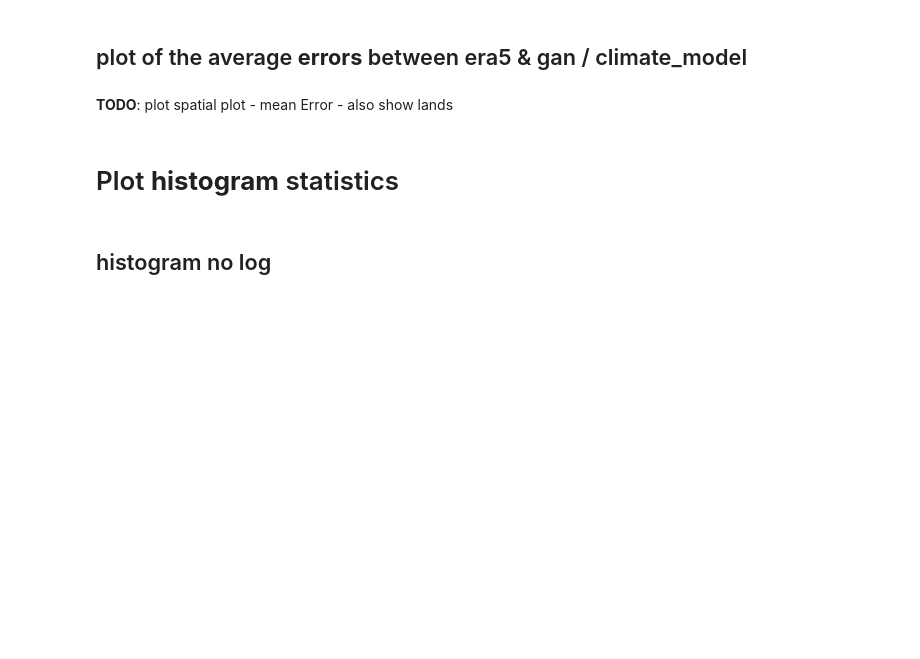
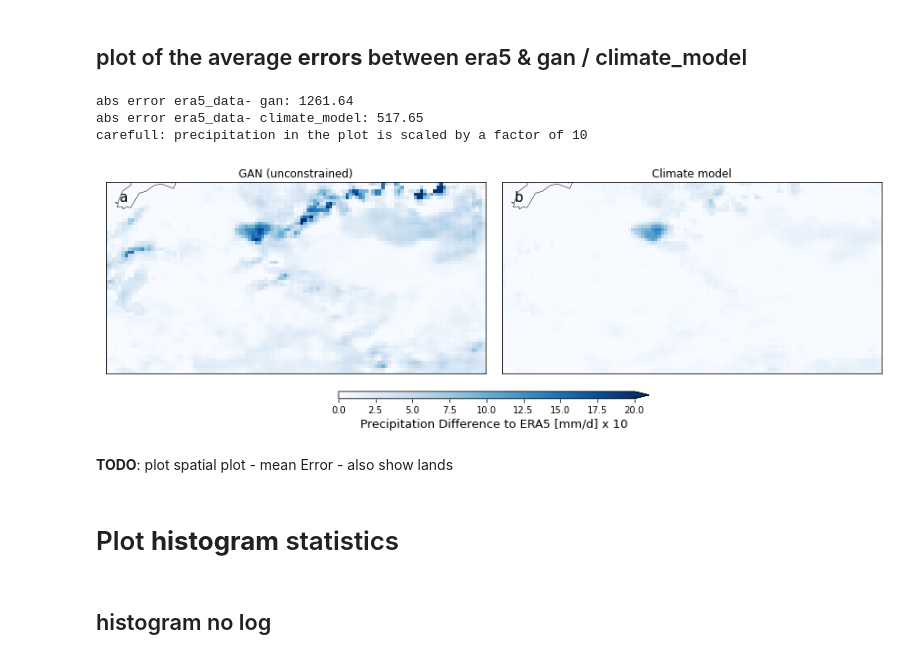
Before and after one commit to aim56009/Bias_GAN, a Jupyter notebook: code/run_notebook.ipynb, the cells around one changed output. Cells and saved outputs as stored; diff of their text form; code cells hidden in the pictures; blank space fills up the shorter version.

```diff
--- a/code/run_notebook.ipynb
+++ b/code/run_notebook.ipynb
@@ -1174,7 +1170,12 @@ PlotAnalysis(test_data).avg_frames(projection="cyl",scale_precip_by = 1)
 # %% [markdown]
 ## plot of the average **errors** between era5 & gan / climate_model
 # %%
-PlotAnalysis(test_data).avg_frames_abs_err(projection="cyl", scale_precip_by = 1)
+PlotAnalysis(test_data).avg_frames_abs_err(projection="cyl", scale_precip_by = 10)
+# %% [output]
+abs error era5_data- gan: 1261.64
+abs error era5_data- climate_model: 517.65
+carefull: precipitation in the plot is scaled by a factor of 10
+[figure, added]
 # %% [markdown]
 **TODO**: plot spatial plot - mean Error - also show lands
 # %% [markdown]
```
Also changed, not shown: parts of 25 cells of this notebook.
